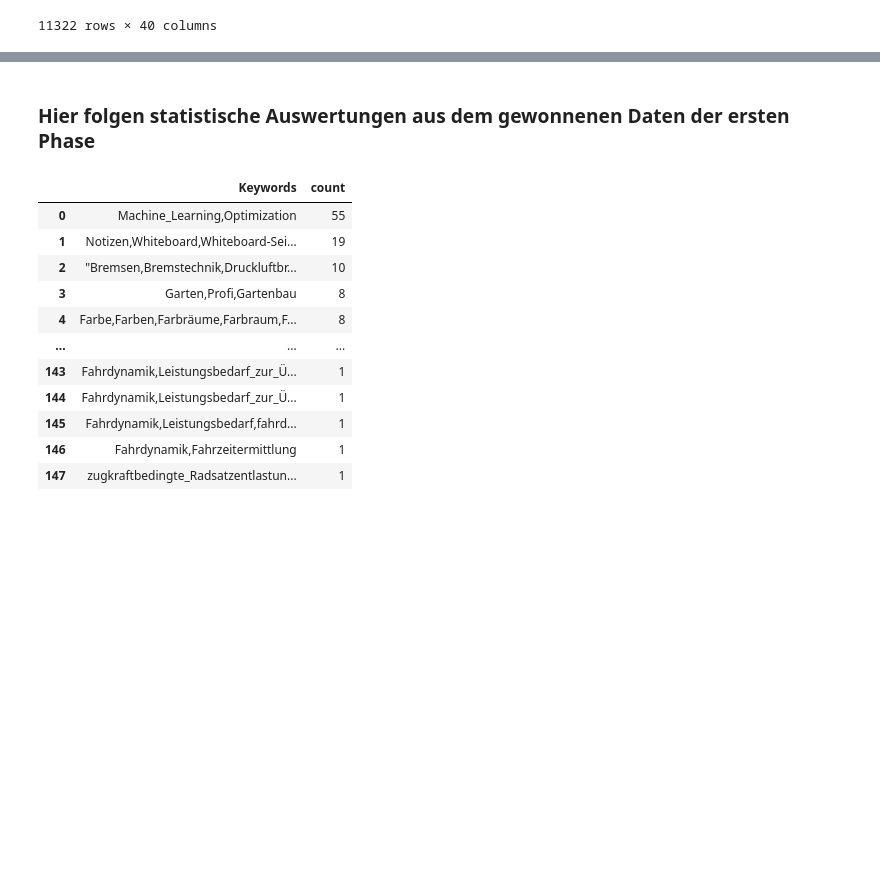
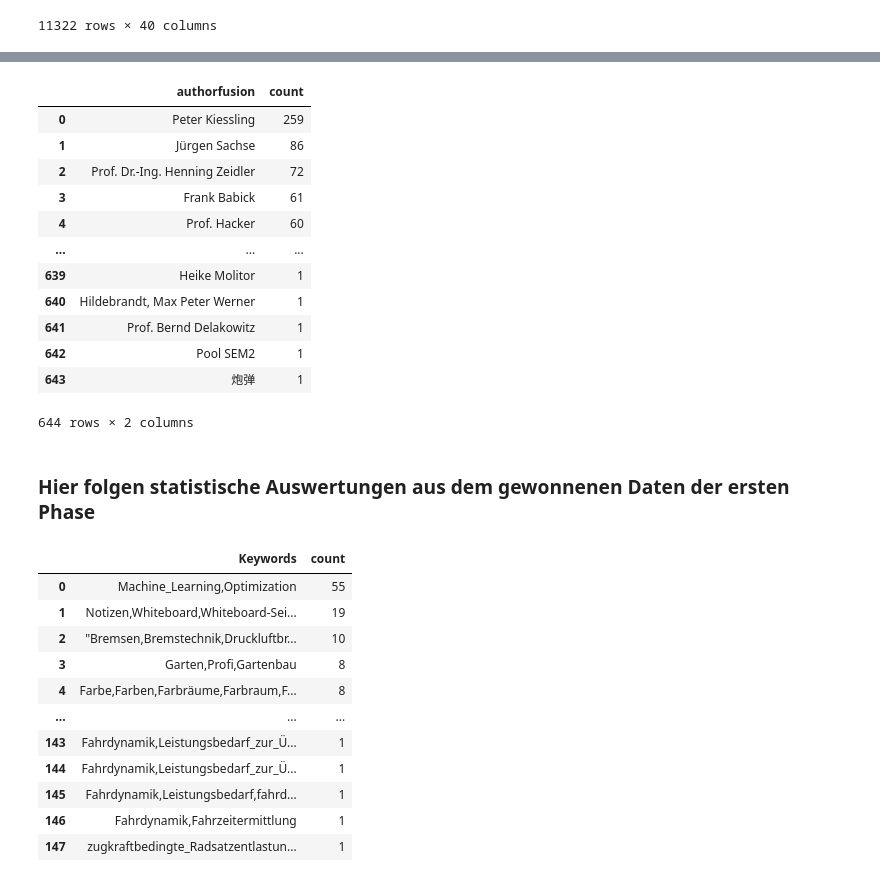
Before and after one commit to JojoThaumium/content-aggregation-on-OER-objects, a Jupyter notebook: notebooks/metaevaluation.ipynb, the cells around one changed output, grey strips where cells are left out. Drawn from its saved outputs; the diff is of its cells as text; code cells hidden in the pictures; blank space fills up the shorter version.

```diff
--- a/notebooks/metaevaluation.ipynb
+++ b/notebooks/metaevaluation.ipynb
@@ -32,3 +80,27 @@ fusion
+# %%
+#Kombination beider Authorenquellen, priorisierend Opaldaten
+fusion['authorfusion'] = fusion['creator']
+fusion['authorfusion'].where(fusion['authorfusion'].notna(), fusion['Author'], inplace = True)
+creatorfused_statistics = fusion.groupby(['authorfusion'])["authorfusion"]\
+                                       .count() \
+                                       .reset_index(name='count') \
+                                       .sort_values(['count'], ascending=False, ignore_index=True)
+creatorfused_statistics.to_csv("data/metaauswertungcreatorfused.csv", index=False)
+creatorfused_statistics
+# %% [output]
+|  | authorfusion | count |
+| 0 | Peter Kiessling | 259 |
+| 1 | Jürgen Sachse | 86 |
+| 2 | Prof. Dr.-Ing. Henning Zeidler | 72 |
+| 3 | Frank Babick | 61 |
+| 4 | Prof. Hacker | 60 |
+| ... | ... | ... |
+| 639 | Heike Molitor | 1 |
+| 640 | Hildebrandt, Max Peter Werner | 1 |
+| 641 | Prof. Bernd Delakowitz | 1 |
+| 642 | Pool SEM2 | 1 |
+| 643 | 炮弹 | 1 |
+644 rows × 2 columns
 # %% [markdown]
 ### Hier folgen statistische Auswertungen aus dem gewonnenen Daten der ersten Phase
 # %%
```
Also changed, not shown: parts of 7 cells of this notebook.
